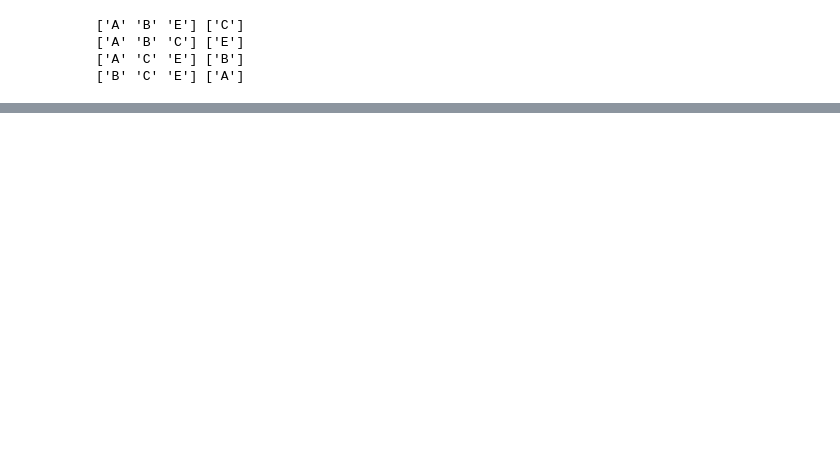
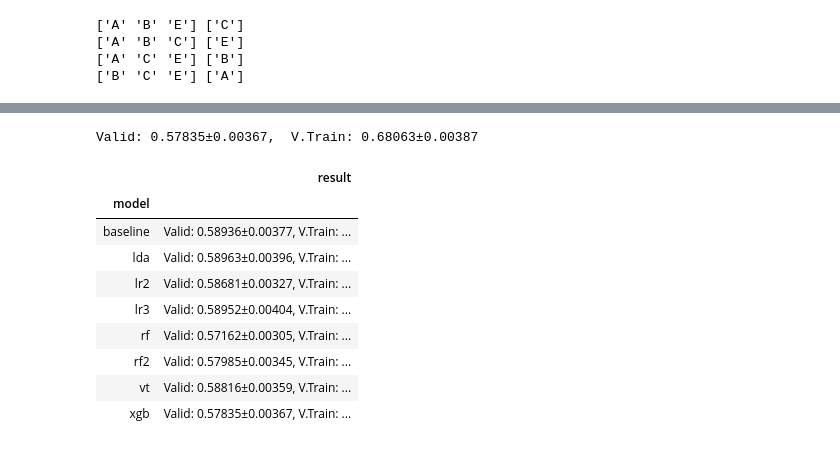
Before and after one commit to sunkusun9/DS_Lv3_2407, a Jupyter notebook: sec_ds_lv3_prob1_kaggle.ipynb, the cells around one changed output, grey strips where cells are left out. Saved outputs shown, nothing was run; the diff lists cells and outputs as text; code cells hidden in the pictures; blank space fills up the shorter version.

```diff
--- a/sec_ds_lv3_prob1_kaggle.ipynb
+++ b/sec_ds_lv3_prob1_kaggle.ipynb
@@ -161,0 +388,24 @@ cross_validate(
+# %%
+# XGB: XGBoost
+
+import xgboost as xgb
+ct = ColumnTransformer([
+    ('pt', 'passthrough', ['loading', 'na_1', 'na_2'] + ['measurement_{}'.format(i) for i in range(18)])
+])
+clf_xgb = xgb.XGBClassifier(
+    # TODO Tuning
+)
+clf_xgb = make_pipeline(ct, clf_xgb)
+eval_model('xgb', clf_xgb)
+# %% [output]
+Valid: 0.57835±0.00367,  V.Train: 0.68063±0.00387
+|  | result |
+| model |  |
+| baseline | Valid: 0.58936±0.00377, V.Train: ... |
+| lda | Valid: 0.58963±0.00396, V.Train: ... |
+| lr2 | Valid: 0.58681±0.00327, V.Train: ... |
+| lr3 | Valid: 0.58952±0.00404, V.Train: ... |
+| rf | Valid: 0.57162±0.00305, V.Train: ... |
+| rf2 | Valid: 0.57985±0.00345, V.Train: ... |
+| vt | Valid: 0.58816±0.00359, V.Train: ... |
+| xgb | Valid: 0.57835±0.00367, V.Train: ... |
```
Also changed, not shown: parts of 29 cells of this notebook.
